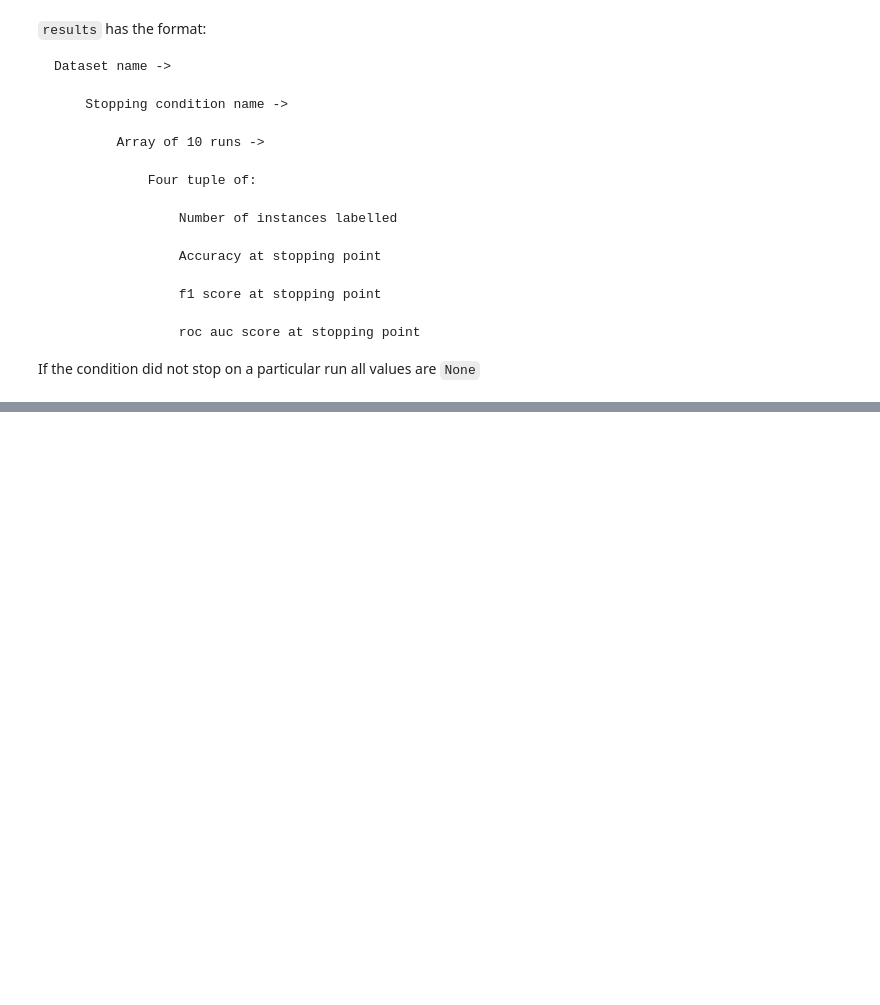
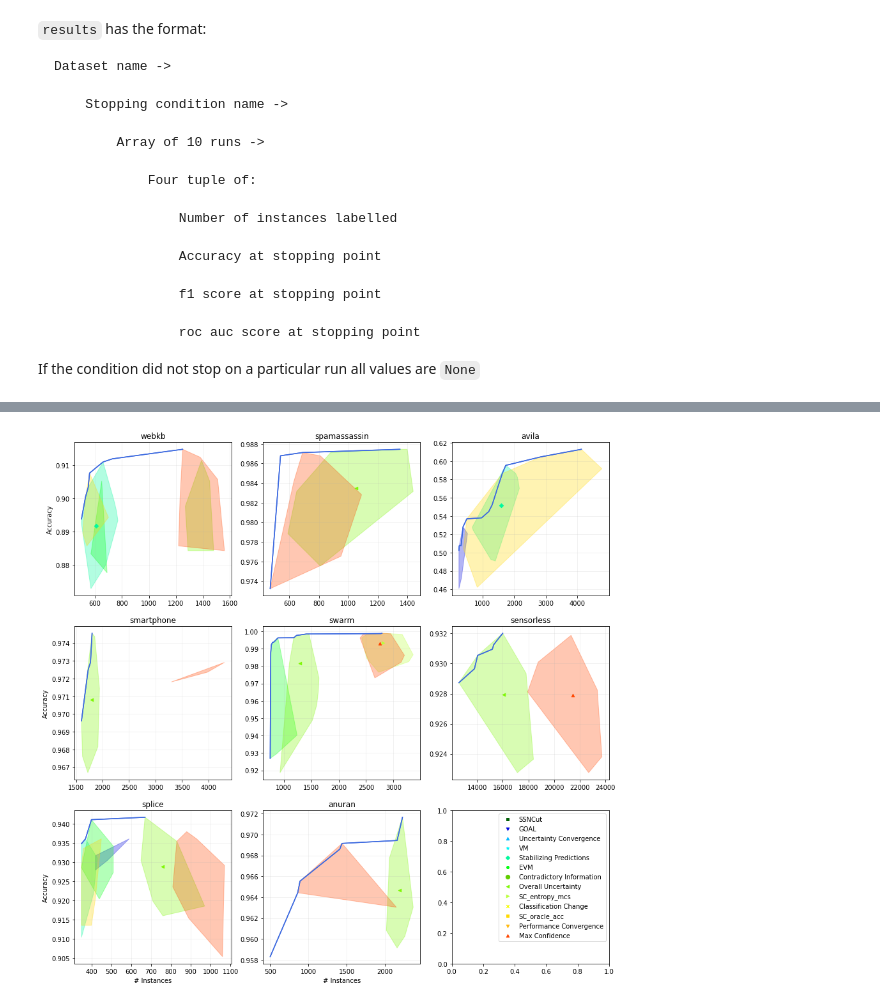
Before and after one commit to zacps/al-stopping-conditions, a Jupyter notebook: pareto_plots_svm.ipynb, the cells around one changed output, grey strips where cells are left out. Cells and saved outputs as stored; diff of their text form; code cells hidden in the pictures; blank space fills up the shorter version.

```diff
--- a/pareto_plots_svm.ipynb
+++ b/pareto_plots_svm.ipynb
@@ -80,0 +150,4 @@ plot_paraeto_hull(results_filter)
+# %%
+plot_paraeto_hull(split2)
+# %% [output]
+[figure, added]
```
Also changed, not shown: parts of 24 cells of this notebook, 31 other files.
